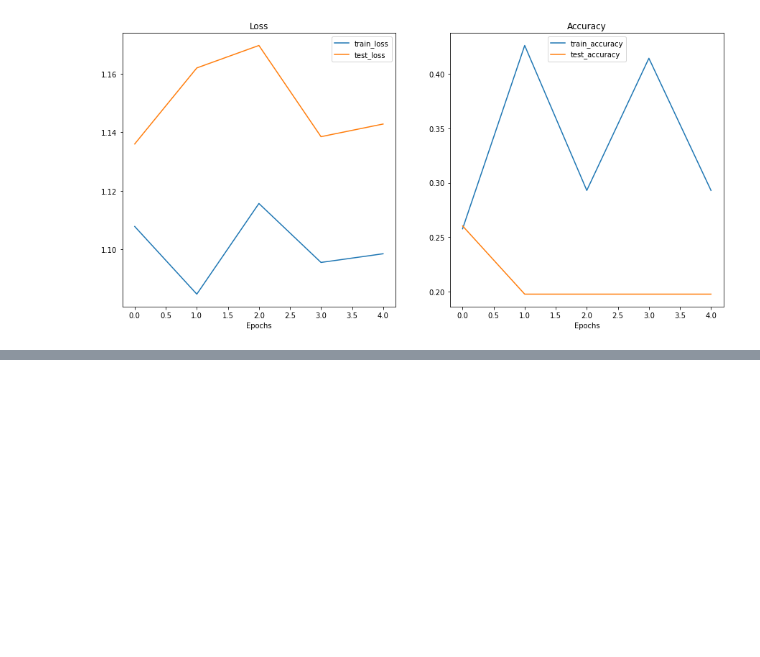
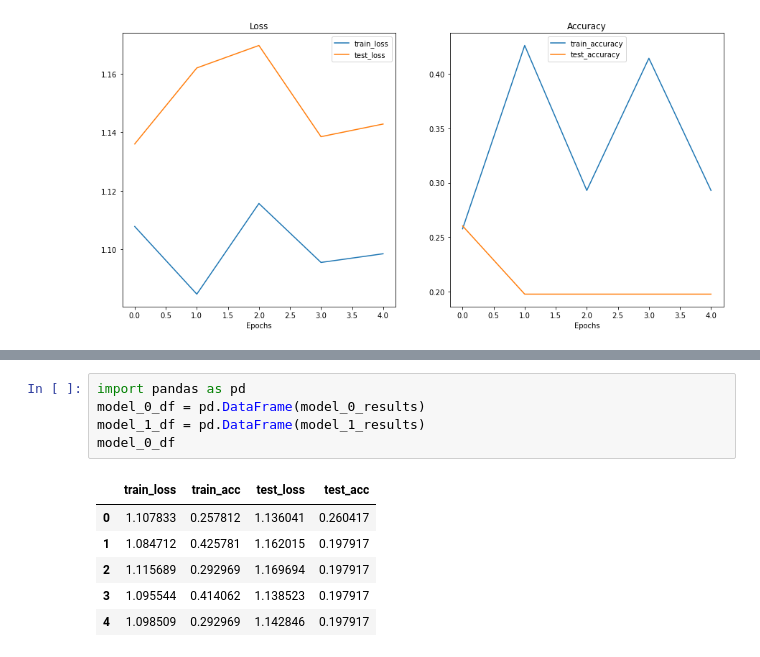
Before and after one commit to inaciobr/learn-pytorch-deep-learning, a Jupyter notebook: 04_pytorch_custom_datasets.ipynb, the cells around one changed output, grey strips where cells are left out. Cells and saved outputs as stored; diff of their text form; blank space fills up the shorter version.

```diff
--- a/04_pytorch_custom_datasets.ipynb
+++ b/04_pytorch_custom_datasets.ipynb
@@ -1714,0 +1851,12 @@ model_0_results, model_1_results
+# %%
+import pandas as pd
+model_0_df = pd.DataFrame(model_0_results)
+model_1_df = pd.DataFrame(model_1_results)
+model_0_df
+# %% [output]
+|  | train_loss | train_acc | test_loss | test_acc |
+| 0 | 1.107833 | 0.257812 | 1.136041 | 0.260417 |
+| 1 | 1.084712 | 0.425781 | 1.162015 | 0.197917 |
+| 2 | 1.115689 | 0.292969 | 1.169694 | 0.197917 |
+| 3 | 1.095544 | 0.414062 | 1.138523 | 0.197917 |
+| 4 | 1.098509 | 0.292969 | 1.142846 | 0.197917 |
```
Also changed, not shown: parts of 36 cells of this notebook, 2 other files.
